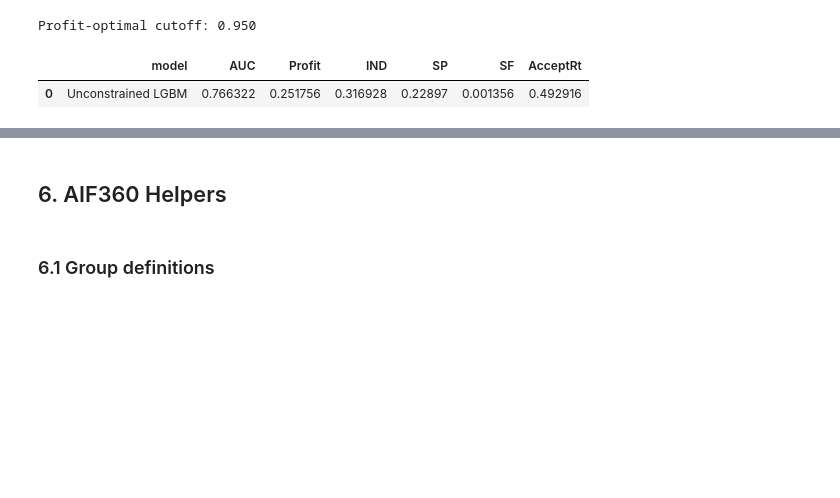
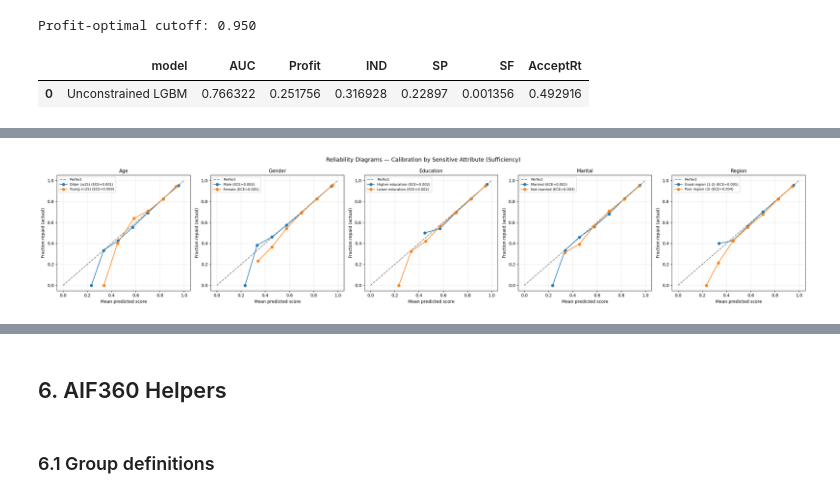
Before and after one commit to fahyada/Fair-Credit-Scoring, a Jupyter notebook: fair_credit_scoring_v1.ipynb, the cells around one changed output, grey strips where cells are left out. Cells and saved outputs as stored; diff of their text form; code cells hidden in the pictures; blank space fills up the shorter version.

```diff
--- a/fair_credit_scoring_v1.ipynb
+++ b/fair_credit_scoring_v1.ipynb
@@ -338,0 +800,31 @@ pd.DataFrame(results)
+# %%
+n_attrs = len(SENSITIVE_ATTRS)
+fig, axes = plt.subplots(1, n_attrs, figsize=(5 * n_attrs, 5))
+if n_attrs == 1:
+    axes = [axes]
+
+fig.suptitle('Reliability Diagrams — Calibration by Sensitive Attribute (Sufficiency)', fontsize=13)
+
+for ax, (attr_name, info) in zip(axes, SENSITIVE_ATTRS.items()):
+    A   = info['array']
+    lbl = info['labels']
+    ax.plot([0, 1], [0, 1], 'k--', alpha=0.5, label='Perfect')
+
+    for g, label in lbl.items():
+        mask = (A == g)
+        if mask.sum() < 50 or len(np.unique(y_te[mask])) < 2:
+            continue
+        frac_pos, mean_pred = calibration_curve(y_te[mask], test_pred[mask], n_bins=8)
+        ece_g = expected_calibration_error(y_te[mask], test_pred[mask])
+        ax.plot(mean_pred, frac_pos, 'o-', label=f'{label} (ECE={ece_g:.3f})')
+
+    ax.set_title(attr_name, fontsize=11)
+    ax.set_xlabel('Mean predicted score')
+    ax.set_ylabel('Fraction repaid (actual)')
+    ax.legend(fontsize=8)
+    ax.grid(alpha=0.3)
+
+plt.tight_layout()
+plt.show()
+# %% [output]
+[figure, added]
```
Also changed, not shown: parts of 60 cells of this notebook, 1 other file.
